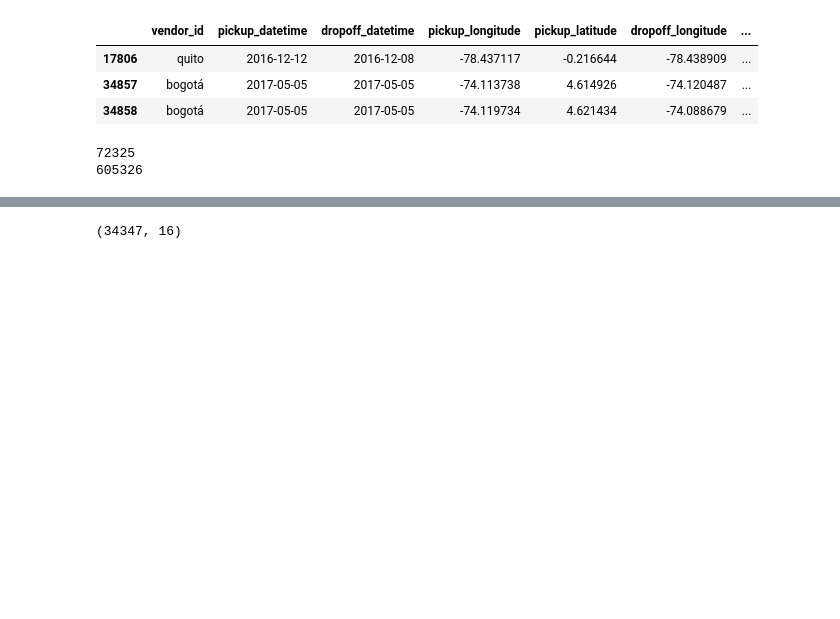
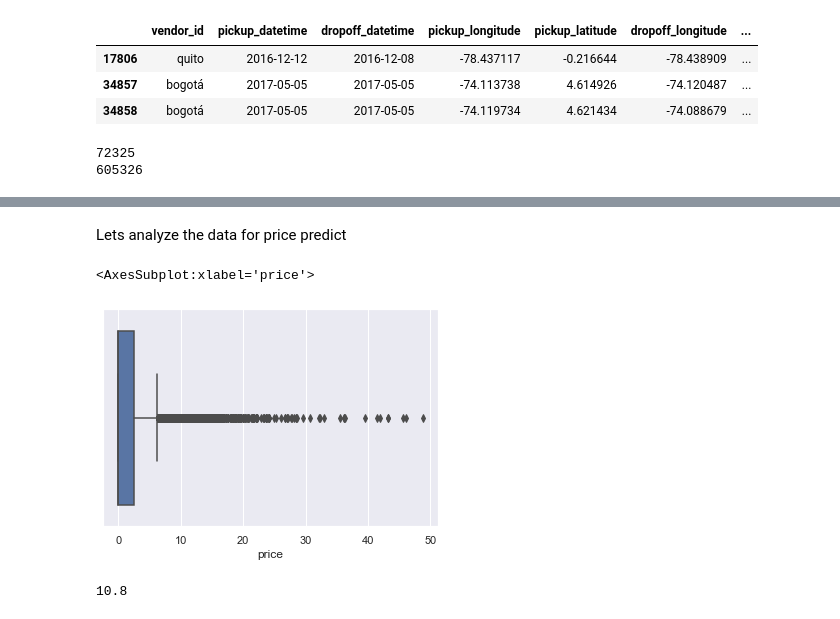
Before and after one commit to enricoroselino/GGU-3-Uber-VTRIP, a Jupyter notebook: EDA.ipynb, the cells around one changed output, grey strips where cells are left out. Saved outputs shown, nothing was run; the diff lists cells and outputs as text; code cells hidden in the pictures; blank space fills up the shorter version.

```diff
--- a/EDA.ipynb
+++ b/EDA.ipynb
@@ -675,7 +686,7 @@ false_data[(false_data.trip_duration < 0) | (false_data.dist_meters < 0)]
 | 34858 | bogotá | 2017-05-05 | 2017-05-05 | -74.119734 | 4.621434 | -74.088679 | ... |
 # %%
 pf_data = false_data[(false_data.trip_duration >= 0) & (false_data.dist_meters >= 0)]
-pf_data = pf_data[((pf_data.est_meters / 1000) / (pf_data.est_duration / 3600)) <= 80]
+pf_data = pf_data[((pf_data.est_meters / 1000) / (pf_data.est_duration / 3600)) <= true_data["dist_meters"].max()]
 # %%
 print(true_data["dist_meters"].max())
 print(pf_data["est_meters"].max())
@@ -716,8 +727,19 @@ plt.xlabel("US dollar");
-# %%
-pf_data.shape
-# %% [output]
-(34347, 16)
 # %%
 price_est_df = pd.concat([true_data, pf_data], ignore_index=True)
 price_est_df = price_est_df.sort_values(by=["pickup_datetime"])
 price_est_df = price_est_df.reset_index(drop=True)
+# %% [markdown]
+Lets analyze the data for price predict
+# %%
+sns.boxplot(
+    data=price_est_df,
+    x= "price"
+)
+# %% [output]
+<AxesSubplot:xlabel='price'>
+[figure, added]
+# %%
+MAX_TRESHOLD = price_est_df['price'].quantile(0.99)
+MAX_TRESHOLD
+# %% [output]
+10.8
```
Also changed, not shown: parts of 29 cells of this notebook.
